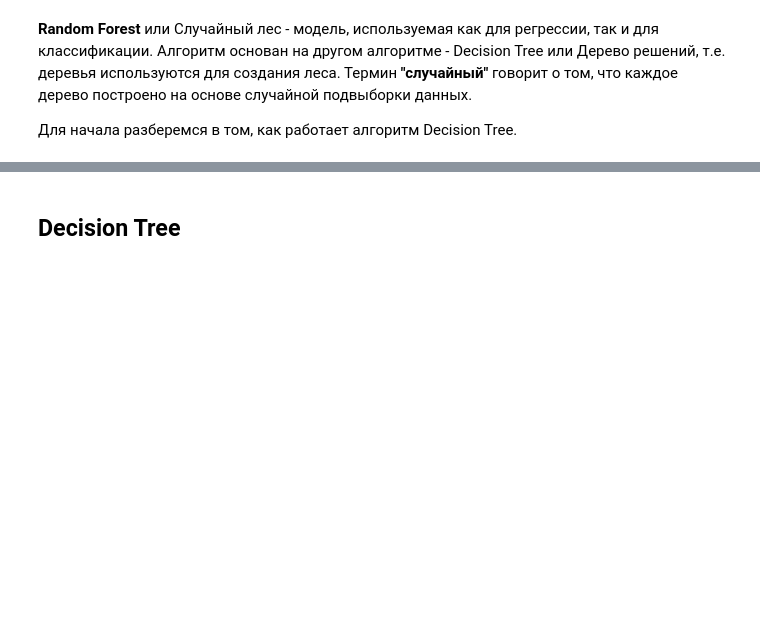
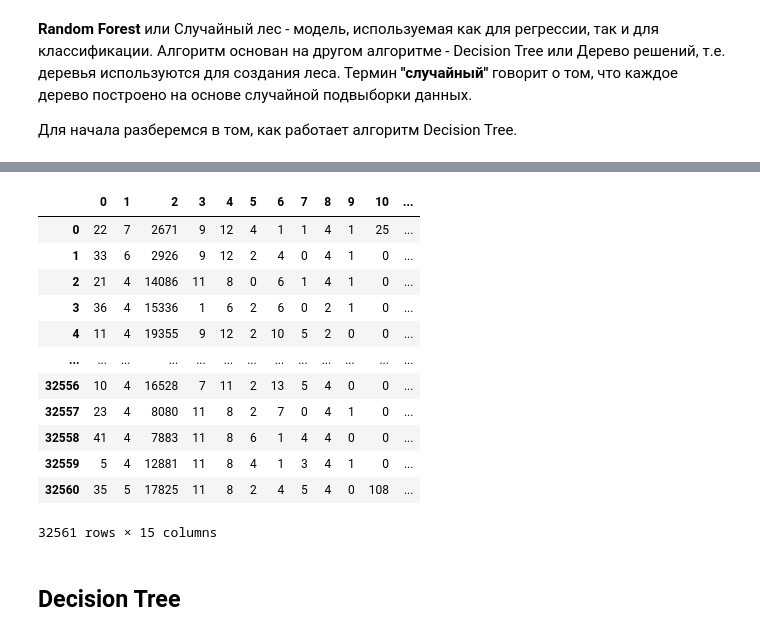
Before and after one commit to mfedoriv/random-forest, a Jupyter notebook: random-forest.ipynb, the cells around one changed output, grey strips where cells are left out. Cells and saved outputs as stored; diff of their text form; code cells hidden in the pictures; blank space fills up the shorter version.

```diff
--- a/random-forest.ipynb
+++ b/random-forest.ipynb
@@ -6,0 +12,3 @@
+# %%
+df_train = pd.read_csv('data/train_data.csv', header=None, index_col=False)
+df_test = pd.read_csv('data/test_data.csv', header=None, index_col=False)
@@ -7,3 +87,21 @@
+# %%
+df_train_encoded = df_train.apply(preprocessing.LabelEncoder().fit_transform)
+# %%
+df_train_encoded
+# %% [output]
+|  | 0 | 1 | 2 | 3 | 4 | 5 | 6 | 7 | 8 | 9 | 10 | ... |
+| 0 | 22 | 7 | 2671 | 9 | 12 | 4 | 1 | 1 | 4 | 1 | 25 | ... |
+| 1 | 33 | 6 | 2926 | 9 | 12 | 2 | 4 | 0 | 4 | 1 | 0 | ... |
+| 2 | 21 | 4 | 14086 | 11 | 8 | 0 | 6 | 1 | 4 | 1 | 0 | ... |
+| 3 | 36 | 4 | 15336 | 1 | 6 | 2 | 6 | 0 | 2 | 1 | 0 | ... |
+| 4 | 11 | 4 | 19355 | 9 | 12 | 2 | 10 | 5 | 2 | 0 | 0 | ... |
+| ... | ... | ... | ... | ... | ... | ... | ... | ... | ... | ... | ... | ... |
+| 32556 | 10 | 4 | 16528 | 7 | 11 | 2 | 13 | 5 | 4 | 0 | 0 | ... |
+| 32557 | 23 | 4 | 8080 | 11 | 8 | 2 | 7 | 0 | 4 | 1 | 0 | ... |
+| 32558 | 41 | 4 | 7883 | 11 | 8 | 6 | 1 | 4 | 4 | 0 | 0 | ... |
+| 32559 | 5 | 4 | 12881 | 11 | 8 | 4 | 1 | 3 | 4 | 1 | 0 | ... |
+| 32560 | 35 | 5 | 17825 | 11 | 8 | 2 | 4 | 5 | 4 | 0 | 108 | ... |
+32561 rows × 15 columns
 # %% [markdown]
 ## Decision Tree
 # %% [markdown]
```
Also changed, not shown: parts of 22 cells of this notebook.
